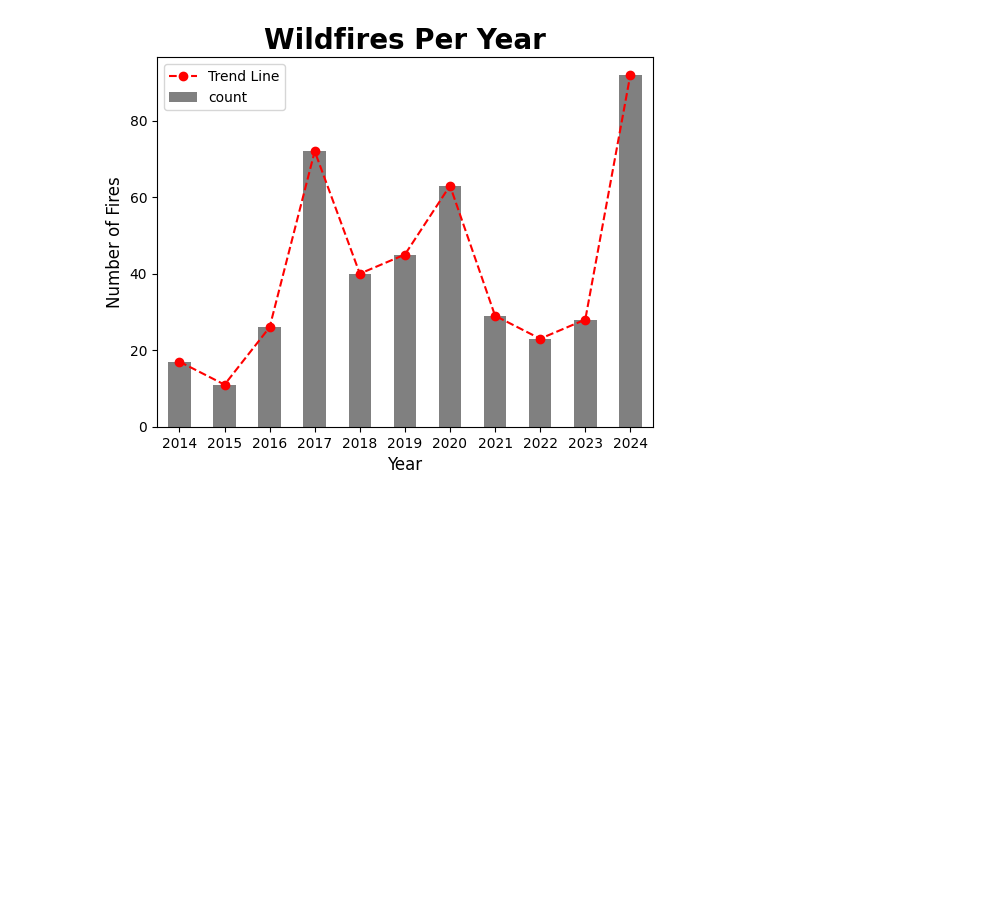
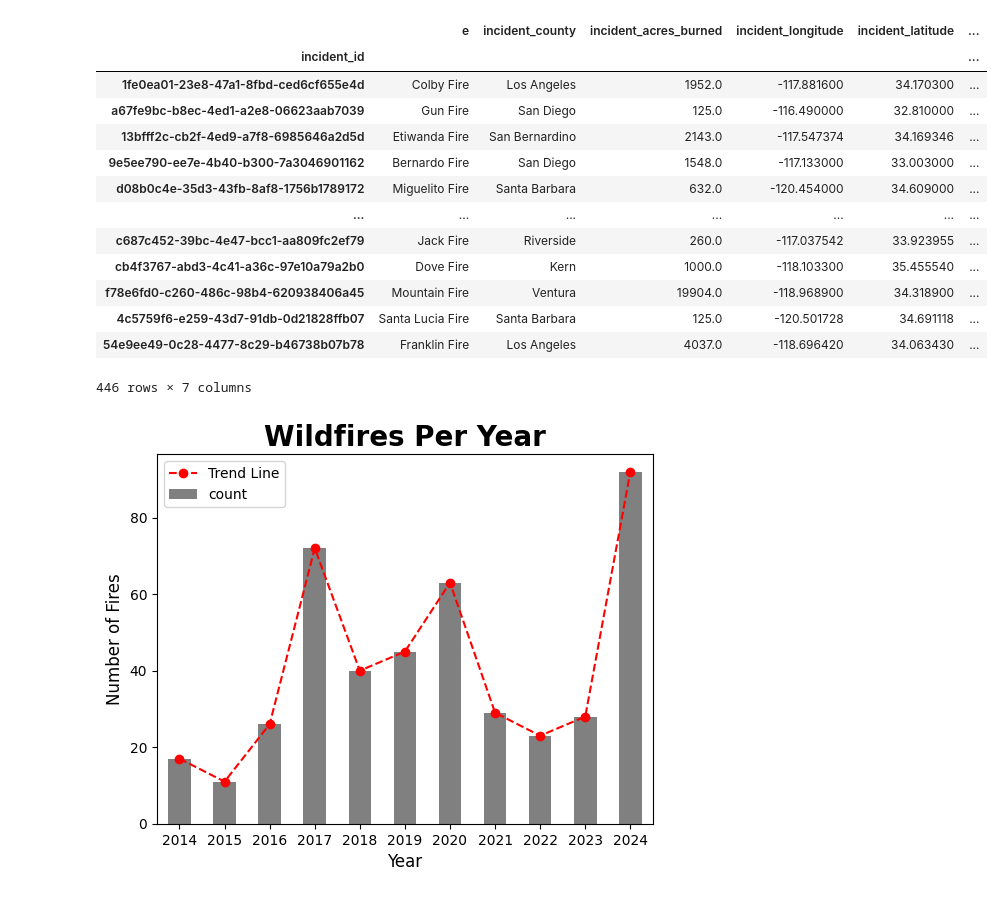
Before and after one commit to nebcode/LA_Fires_2025, a Jupyter notebook: incidents.ipynb, the cells around one changed output. Cells and saved outputs as stored; diff of their text form; code cells hidden in the pictures; blank space fills up the shorter version.

```diff
--- a/incidents.ipynb
+++ b/incidents.ipynb
@@ -28,33 +28,49 @@ def is_socal(county):
 def acres100(size):
     return size>=100
 
 socal_incidents = incidents[incidents['std_incident_county'].apply(is_socal)]
 socal_incidents = socal_incidents[socal_incidents['incident_acres_burned'].apply(acres100)]
 
 socal_incidents = socal_incidents.drop(columns = ['incident_is_final', 'incident_date_last_update', 'incident_administrative_unit',
        'incident_administrative_unit_url',
        'incident_location', 'incident_containment',
        'incident_control', 'incident_cooperating_agencies', 'incident_type',
        'incident_url', 'incident_dateonly_extinguished', 'incident_dateonly_created',
        'is_active', 'calfire_incident', 'notification_desired',
        'std_incident_county'])
 
 #organize by dates
 def year_month(date):
     return date[:7].replace('-','_')
 
 date_created = np.sort(socal_incidents['incident_date_created'].apply(year_month))
 
 def correct_years(date):
     year = int(date[:4])
     if (year>=2014)and(year<2025):
         return True
     else:
         return False
 
 socal_incidents = socal_incidents.drop(columns='incident_date_created')
 socal_incidents['date_created'] = date_created
 socal_incidents = socal_incidents[socal_incidents['date_created'].apply(correct_years)].set_index('incident_id')
+socal_incidents
+# %% [output]
+|  | e | incident_county | incident_acres_burned | incident_longitude | incident_latitude | ... |
+| incident_id |  |  |  |  |  | ... |
+| 1fe0ea01-23e8-47a1-8fbd-ced6cf655e4d | Colby Fire | Los Angeles | 1952.0 | -117.881600 | 34.170300 | ... |
+| a67fe9bc-b8ec-4ed1-a2e8-06623aab7039 | Gun Fire | San Diego | 125.0 | -116.490000 | 32.810000 | ... |
+| 13bfff2c-cb2f-4ed9-a7f8-6985646a2d5d | Etiwanda Fire | San Bernardino | 2143.0 | -117.547374 | 34.169346 | ... |
+| 9e5ee790-ee7e-4b40-b300-7a3046901162 | Bernardo Fire | San Diego | 1548.0 | -117.133000 | 33.003000 | ... |
+| d08b0c4e-35d3-43fb-8af8-1756b1789172 | Miguelito Fire | Santa Barbara | 632.0 | -120.454000 | 34.609000 | ... |
+| ... | ... | ... | ... | ... | ... | ... |
+| c687c452-39bc-4e47-bcc1-aa809fc2ef79 | Jack Fire | Riverside | 260.0 | -117.037542 | 33.923955 | ... |
+| cb4f3767-abd3-4c41-a36c-97e10a79a2b0 | Dove Fire | Kern | 1000.0 | -118.103300 | 35.455540 | ... |
+| f78e6fd0-c260-486c-98b4-620938406a45 | Mountain Fire | Ventura | 19904.0 | -118.968900 | 34.318900 | ... |
+| 4c5759f6-e259-43d7-91db-0d21828ffb07 | Santa Lucia Fire | Santa Barbara | 125.0 | -120.501728 | 34.691118 | ... |
+| 54e9ee49-0c28-4477-8c29-b46738b07b78 | Franklin Fire | Los Angeles | 4037.0 | -118.696420 | 34.063430 | ... |
+446 rows × 7 columns
 # %%
 
 #plotting
```
Also changed, not shown: 2 other files.
